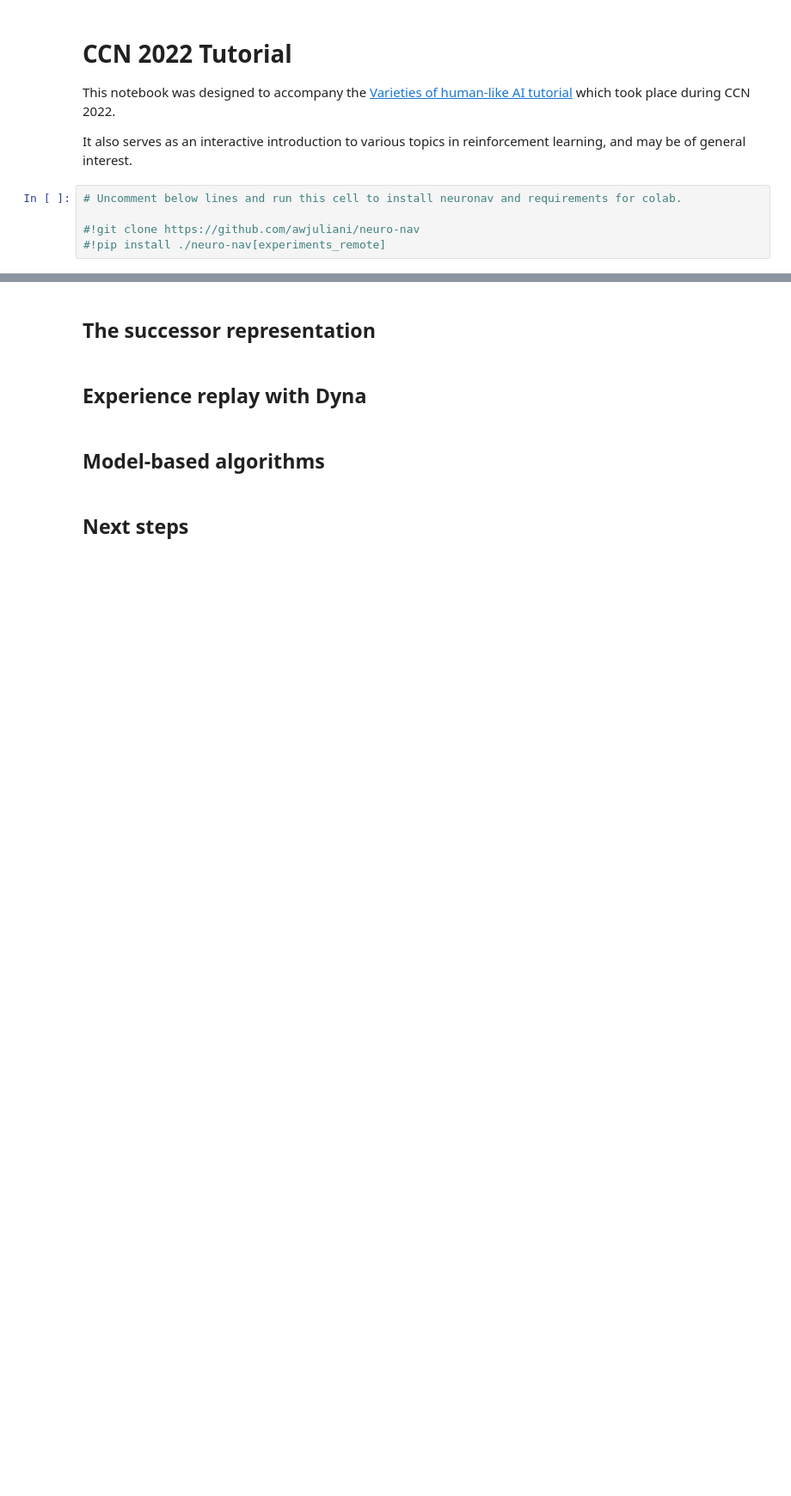
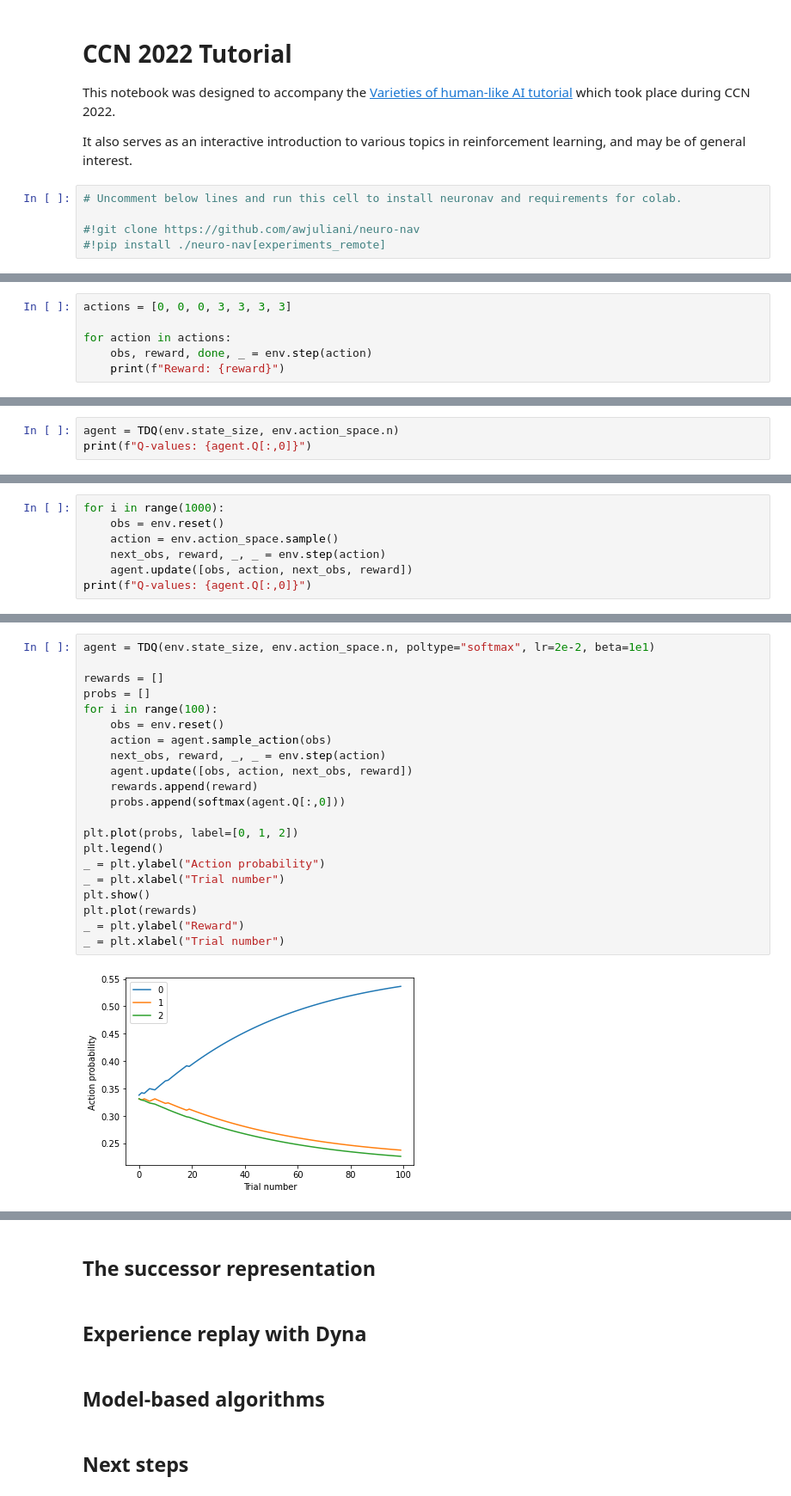
Before and after one commit to awjuliani/neuro-nav, a Jupyter notebook: notebooks/ccn_tutorial.ipynb, the cells around one changed output, grey strips where cells are left out. Shown at 86% size. Cells and saved outputs as stored; diff of their text form; blank space fills up the shorter version.

```diff
--- a/notebooks/ccn_tutorial.ipynb
+++ b/notebooks/ccn_tutorial.ipynb
@@ -23,0 +44,6 @@ import numpy as np
+# %%
+actions = [0, 0, 0, 3, 3, 3, 3]
+
+for action in actions:
+    obs, reward, done, _ = env.step(action)
+    print(f"Reward: {reward}")
@@ -23,0 +77,3 @@ import numpy as np
+# %%
+agent = TDQ(env.state_size, env.action_space.n)
+print(f"Q-values: {agent.Q[:,0]}")
@@ -23,0 +94,7 @@ import numpy as np
+# %%
+for i in range(1000):
+    obs = env.reset()
+    action = env.action_space.sample()
+    next_obs, reward, _, _ = env.step(action)
+    agent.update([obs, action, next_obs, reward])
+print(f"Q-values: {agent.Q[:,0]}")
@@ -23,0 +111,23 @@ import numpy as np
+# %%
+agent = TDQ(env.state_size, env.action_space.n, poltype="softmax", lr=2e-2, beta=1e1)
+
+rewards = []
+probs = []
+for i in range(100):
+    obs = env.reset()
+    action = agent.sample_action(obs)
+    next_obs, reward, _, _ = env.step(action)
+    agent.update([obs, action, next_obs, reward])
+    rewards.append(reward)
+    probs.append(softmax(agent.Q[:,0]))
+
+plt.plot(probs, label=[0, 1, 2])
+plt.legend()
+_ = plt.ylabel("Action probability")
+_ = plt.xlabel("Trial number")
+plt.show()
+plt.plot(rewards)
+_ = plt.ylabel("Reward")
+_ = plt.xlabel("Trial number")
+# %% [output]
+[figure, added]
```
Also changed, not shown: parts of 29 cells of this notebook, 2 other files.
